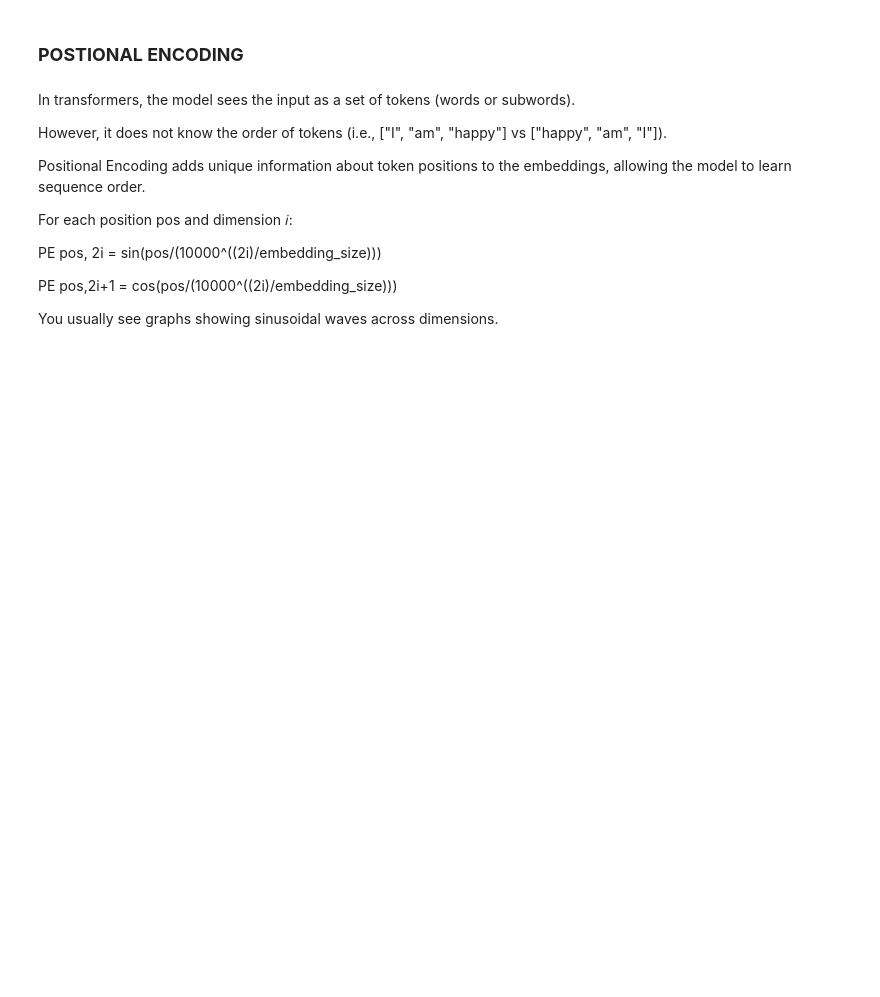
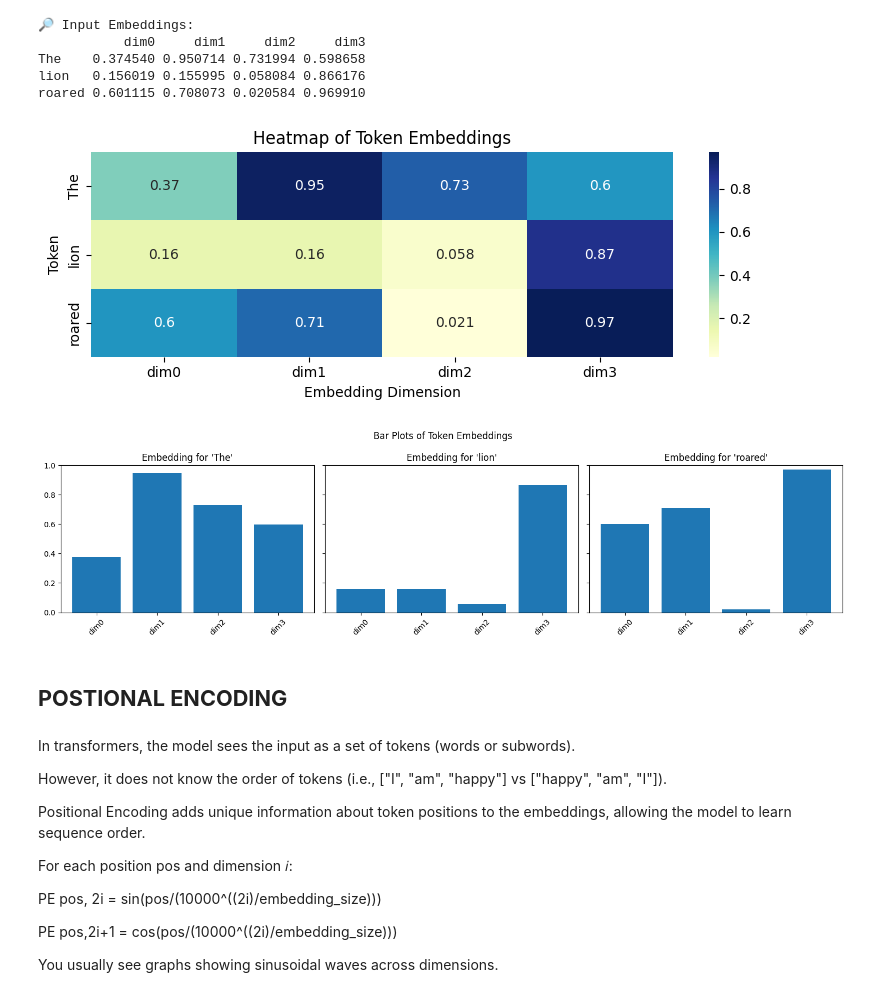
Before and after one commit to mnsbharadwaj/AI-NLP, a Jupyter notebook: Transformer_components.ipynb, the cells around one changed output. Cells and saved outputs as stored; diff of their text form; code cells hidden in the pictures; blank space fills up the shorter version.

```diff
--- a/Transformer_components.ipynb
+++ b/Transformer_components.ipynb
@@ -3,5 +26,56 @@
+# %%
+import numpy as np
+import pandas as pd
+import matplotlib.pyplot as plt
+import seaborn as sns
+
+# Step 1: Define tokens and vocabulary
+tokens = ["The", "lion", "roared"]
+vocab = {"The": 0, "lion": 1, "roared": 2}
+embedding_dim = 4  # small for illustration
+
+# Step 2: Simulate an embedding matrix
+np.random.seed(42)  # for consistent results
+embedding_matrix = np.random.rand(len(vocab), embedding_dim)
+
+# Step 3: Get embeddings for input tokens
+input_indices = [vocab[token] for token in tokens]
+input_embeddings = embedding_matrix[input_indices]
+
+# Step 4: Create a DataFrame for plotting
+df = pd.DataFrame(input_embeddings, index=tokens, columns=[f"dim{i}" for i in range(embedding_dim)])
+print("🔎 Input Embeddings:")
+print(df)
+
+# Step 5: Plot Heatmap
+plt.figure(figsize=(8, 3))
+sns.heatmap(df, annot=True, cmap="YlGnBu", cbar=True)
+plt.title("Heatmap of Token Embeddings")
+plt.xlabel("Embedding Dimension")
+plt.ylabel("Token")
+plt.tight_layout()
+plt.show()
+
+# Step 6: Plot Bar Chart for Each Token
+fig, axes = plt.subplots(1, len(tokens), figsize=(15, 4), sharey=True)
+for i, token in enumerate(tokens):
+    axes[i].bar(df.columns, df.loc[token])
+    axes[i].set_title(f"Embedding for '{token}'")
+    axes[i].set_ylim(0, 1)
+    axes[i].tick_params(axis='x', rotation=45)
+plt.suptitle("Bar Plots of Token Embeddings")
+plt.tight_layout()
+plt.show()
+# %% [output]
+🔎 Input Embeddings:
+           dim0     dim1     dim2     dim3
+The    0.374540 0.950714 0.731994 0.598658
+lion   0.156019 0.155995 0.058084 0.866176
+roared 0.601115 0.708073 0.020584 0.969910
+[figure, added]
+[figure, added]
 # %% [markdown]
-### **POSTIONAL ENCODING**
+## **POSTIONAL ENCODING**
 # %% [markdown]
 In transformers, the model sees the input as a set of tokens (words or subwords).
 
```
Also changed, not shown: parts of 16 cells of this notebook.
